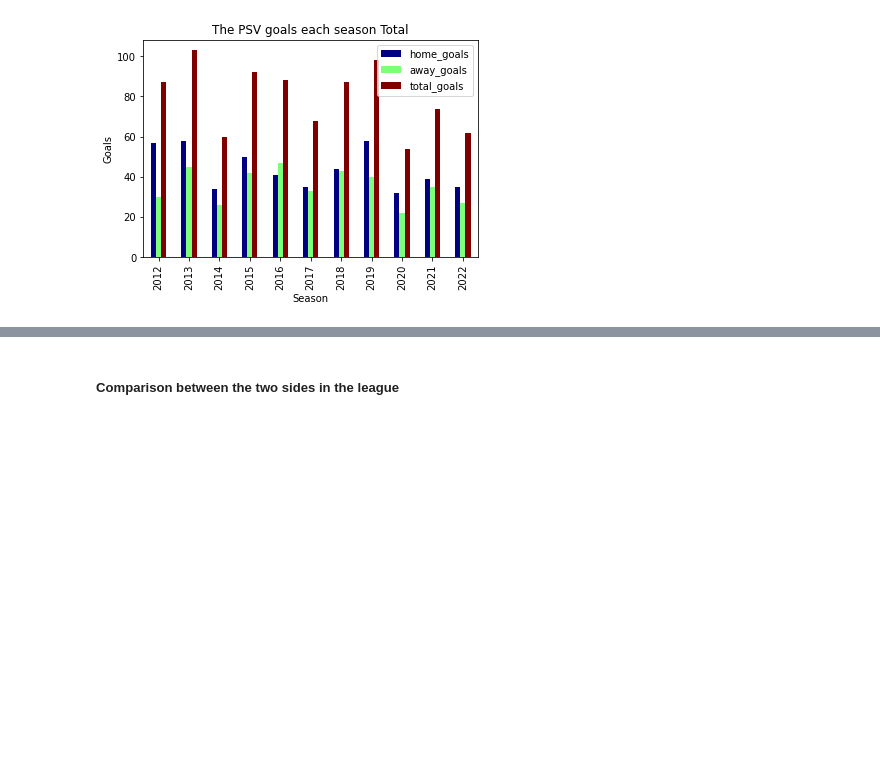
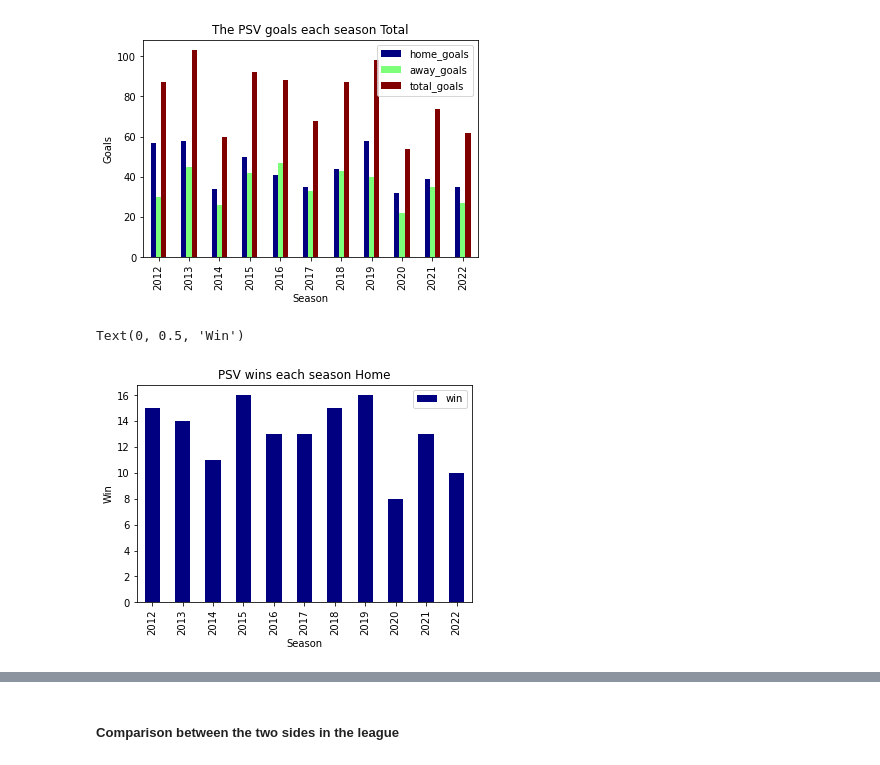
Before and after one commit to mohammedaljader/Football_Predictions_ML, a Jupyter notebook: notebook.ipynb, the cells around one changed output, grey strips where cells are left out. Cells and saved outputs as stored; diff of their text form; code cells hidden in the pictures; blank space fills up the shorter version.

Commit message:
added PSV total wins each season

```diff
--- a/notebook.ipynb
+++ b/notebook.ipynb
@@ -1207,3 +1188,17 @@ ax.set_ylabel("Goals")
 # %% [output]
 Text(0, 0.5, 'Goals')
 [figure]
+# %%
+# PSV Wins Each Season Home
+EachSeasonPSVWinHome = filtered_matches[(filtered_matches['home'] == 'psv-eindhoven') & (filtered_matches['home_score'] > filtered_matches['away_score'])]
+EachSeasonPSVWinHome.insert(loc=0, column='win', value=1)
+GroupBySeasonHomeWinsPSV = EachSeasonPSVWinHome.groupby(['saison'])[['win']].sum()
+
+# # # plot PSV Wins in each Season Home
+dfEachSeasonPSVWinHome = pd.DataFrame(GroupBySeasonHomeWinsPSV)
+ax = dfEachSeasonPSVWinHome.plot(lw=2, colormap='jet', kind = 'bar', title='PSV wins each season Home')
+ax.set_xlabel("Season")
+ax.set_ylabel("Win")
+# %% [output]
+Text(0, 0.5, 'Win')
+[figure, added]
```
Also changed, not shown: parts of 4 cells of this notebook.
